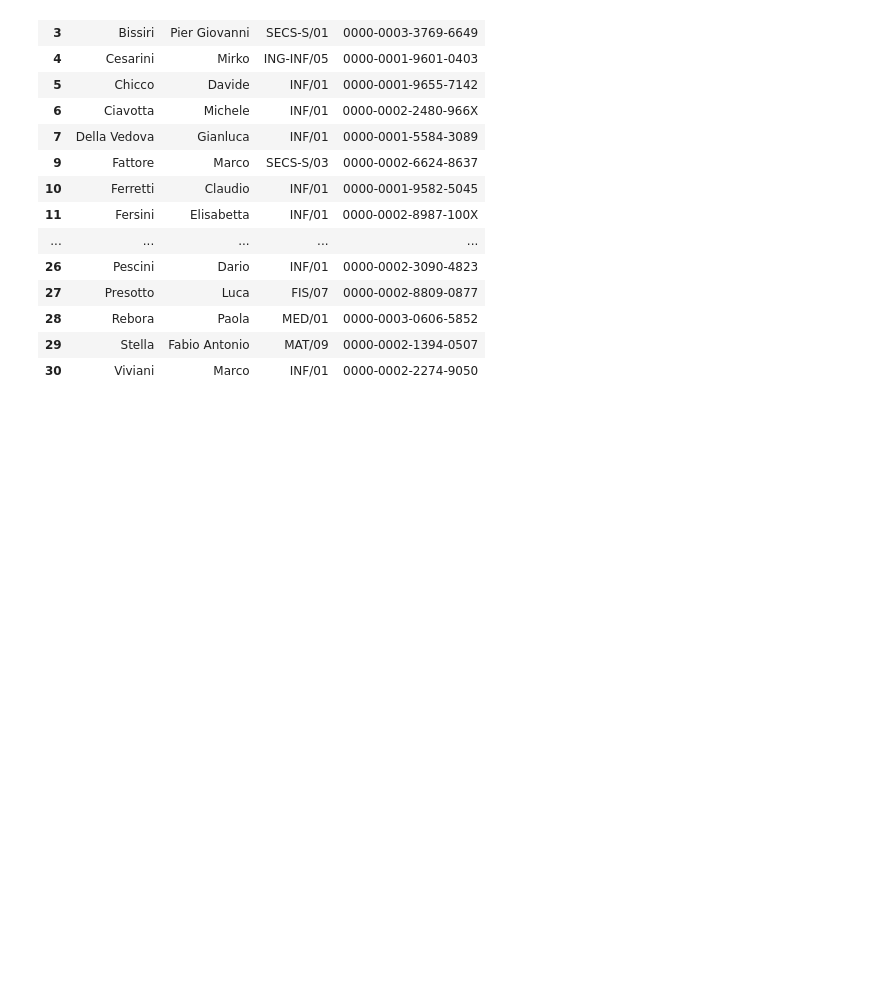
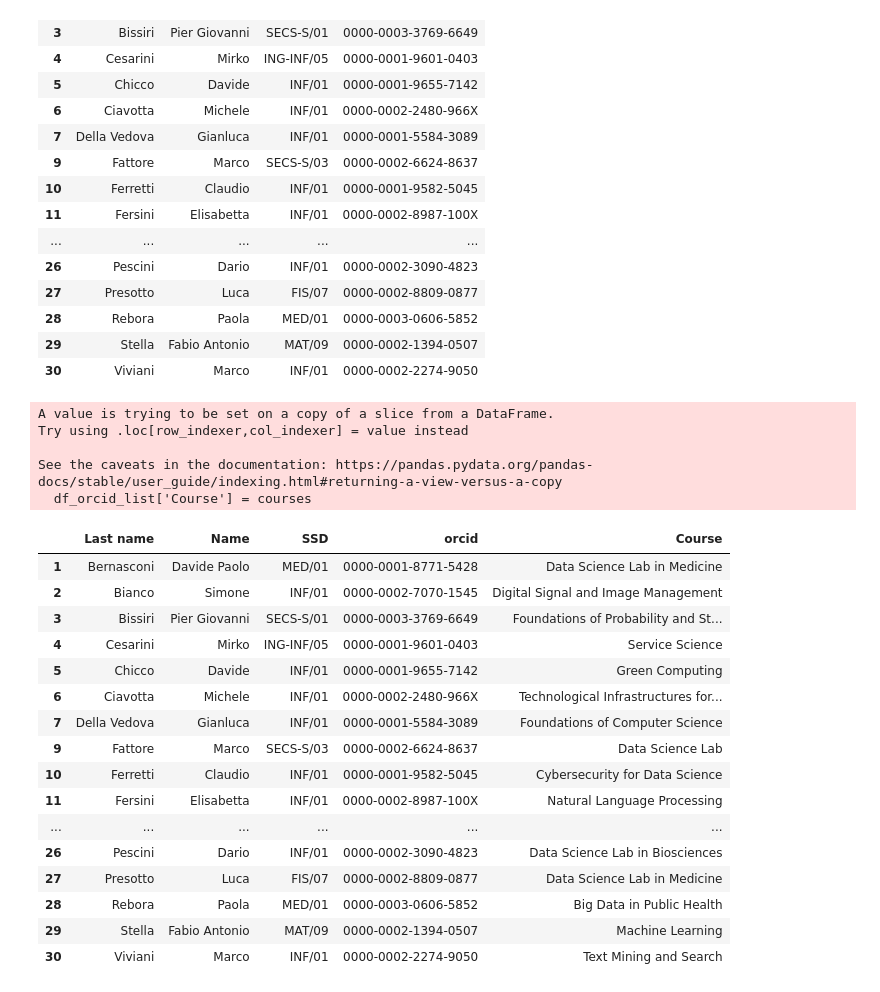
Before and after one commit to keitaVigano/KB_data_science, a Jupyter notebook: notebooks/internal_matching.ipynb, the cells around one changed output. Saved outputs shown, nothing was run; the diff lists cells and outputs as text; code cells hidden in the pictures; blank space fills up the shorter version.

Commit message:
Add Courses to professors

```diff
--- a/notebooks/internal_matching.ipynb
+++ b/notebooks/internal_matching.ipynb
@@ -645,3 +645,62 @@ df_orcid_list
 | 30 | Viviani | Marco | INF/01 | 0000-0002-2274-9050 |
 # %%
 df_orcid_list.to_csv('authors_complete_ds.csv')
+# %%
+courses = [
+    "Data Science Lab in Medicine",
+    "Digital Signal and Image Management",
+    "Foundations of Probability and Statistics",
+    "Service Science",
+    "Green Computing",
+    "Technological Infrastructures for Data Science",
+    "Foundations of Computer Science",
+    "Data Science Lab",
+    "Cybersecurity for Data Science",
+    "Natural Language Processing",
+    "Financial Markets Analytics",
+    "Green Computing",
+    "Economics for Data Science",
+    "Data Management",
+    "Business Intelligence",
+    "Decision Models",
+    "High Dimensional Data Analysis",
+    "Data Science Lab in Business and Marketing",
+    "Foundations of Deep Learning",
+    "Data Science Lab in Environment and Physics",
+    "Data Semantics",
+    "Text Mining and Search",
+    "Streaming Data Management and Time Series Analysis",
+    "Statistical Modeling",
+    "Data Science Lab in Biosciences",
+    "Data Science Lab in Medicine",
+    "Big Data in Public Health",
+    "Machine Learning",
+    "Text Mining and Search"
+]
+
+
+df_orcid_list['Course'] = courses
+df_orcid_list
+# %% [output]
+A value is trying to be set on a copy of a slice from a DataFrame.
+Try using .loc[row_indexer,col_indexer] = value instead
+
+See the caveats in the documentation: https://pandas.pydata.org/pandas-docs/stable/user_guide/indexing.html#returning-a-view-versus-a-copy
+  df_orcid_list['Course'] = courses
+|  | Last name | Name | SSD | orcid | Course |
+| 1 | Bernasconi | Davide Paolo | MED/01 | 0000-0001-8771-5428 | Data Science Lab in Medicine |
+| 2 | Bianco | Simone | INF/01 | 0000-0002-7070-1545 | Digital Signal and Image Management |
+| 3 | Bissiri | Pier Giovanni | SECS-S/01 | 0000-0003-3769-6649 | Foundations of Probability and St... |
+| 4 | Cesarini | Mirko | ING-INF/05 | 0000-0001-9601-0403 | Service Science |
+| 5 | Chicco | Davide | INF/01 | 0000-0001-9655-7142 | Green Computing |
+| 6 | Ciavotta | Michele | INF/01 | 0000-0002-2480-966X | Technological Infrastructures for... |
+| 7 | Della Vedova | Gianluca | INF/01 | 0000-0001-5584-3089 | Foundations of Computer Science |
+| 9 | Fattore | Marco | SECS-S/03 | 0000-0002-6624-8637 | Data Science Lab |
+| 10 | Ferretti | Claudio | INF/01 | 0000-0001-9582-5045 | Cybersecurity for Data Science |
+| 11 | Fersini | Elisabetta | INF/01 | 0000-0002-8987-100X | Natural Language Processing |
+| ... | ... | ... | ... | ... | ... |
+| 26 | Pescini | Dario | INF/01 | 0000-0002-3090-4823 | Data Science Lab in Biosciences |
+| 27 | Presotto | Luca | FIS/07 | 0000-0002-8809-0877 | Data Science Lab in Medicine |
+| 28 | Rebora | Paola | MED/01 | 0000-0003-0606-5852 | Big Data in Public Health |
+| 29 | Stella | Fabio Antonio | MAT/09 | 0000-0002-1394-0507 | Machine Learning |
+| 30 | Viviani | Marco | INF/01 | 0000-0002-2274-9050 | Text Mining and Search |
```
Also changed, not shown: parts of 1 cell of this notebook, 1 other file.
